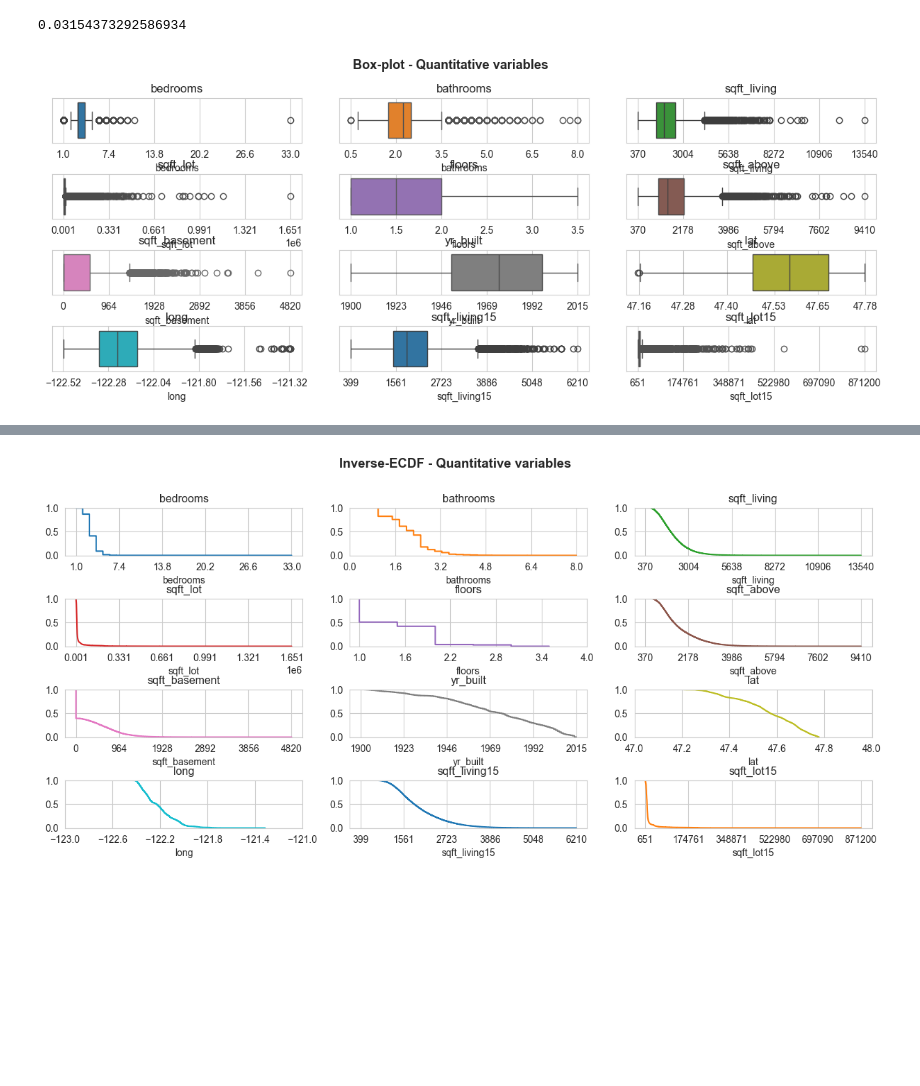
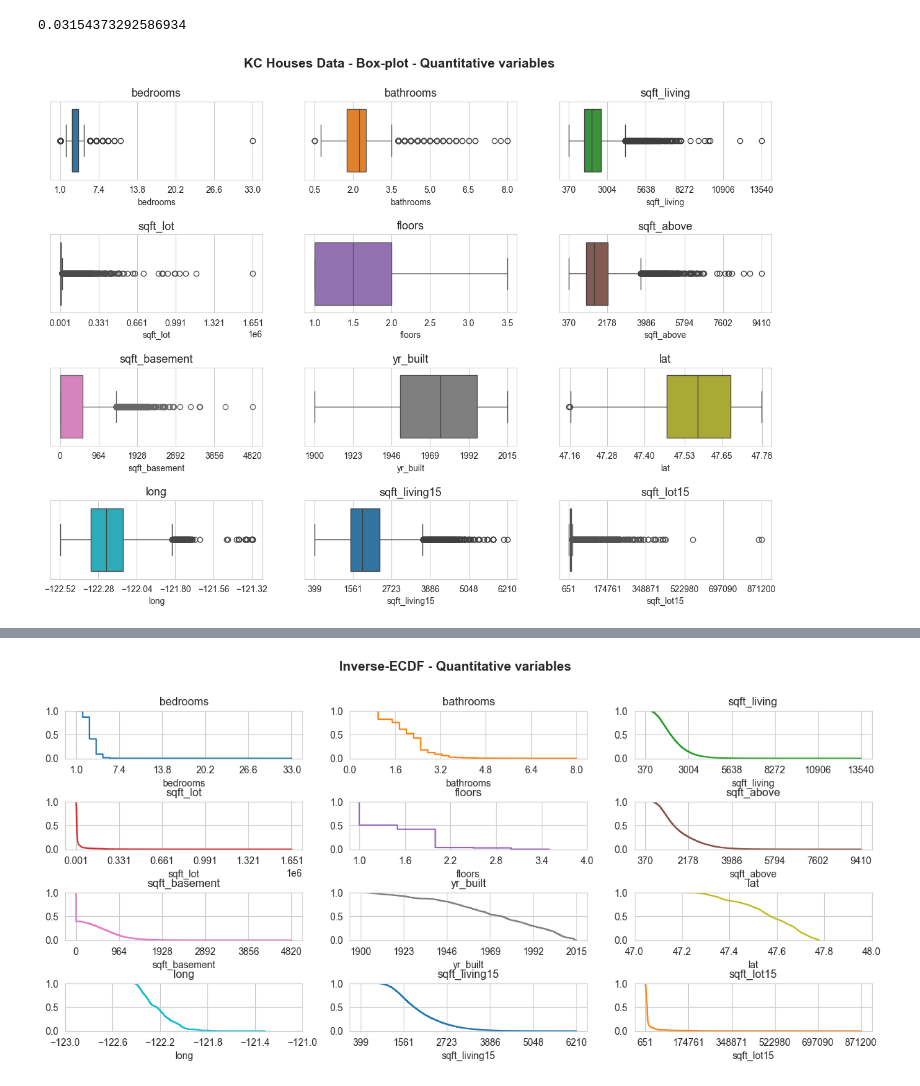
Before and after one commit to FabioScielzoOrtiz/db-robust-clust-paper-code, a Jupyter notebook: experiments/real_data/experiments_kc_houses.ipynb, the cells around one changed output, grey strips where cells are left out. Cells and saved outputs as stored; diff of their text form; code cells hidden in the pictures; blank space fills up the shorter version.

```diff
--- a/experiments/real_data/experiments_kc_houses.ipynb
+++ b/experiments/real_data/experiments_kc_houses.ipynb
@@ -260,23 +265,24 @@ outliers_df['prop_outliers'].mean()
 # %%
 # Boxplot after outliers contamination
 boxplot_matrix(X,
                n_cols=3,
-               title='Box-plot - Quantitative variables',
-               figsize=(15,5),
+               title='KC Houses Data - Box-plot - Quantitative variables',
+               figsize=(15,10),
                quant_col_names=quant_predictors,
                n_xticks=6,
-               title_fontsize=13,
+               title_fontsize=15,
                save=False,
                file_name='',
                x_rotation=0,
-               title_height=0.99,
+               title_height=0.95,
                style='whitegrid',
                hspace=0.7,
-               wspace=0.15,
+               wspace=0.2,
                title_weight='bold',
-               subtitles_fontsize=12,
-               xlabel_size=10)
+               subtitles_fontsize=13,
+               xlabel_size=10,
+            )
 # %% [output]
-[figure, old version]
+[figure, new version]
 # %%
 # Histogram
```
Also changed, not shown: parts of 6 cells of this notebook, 2 other files.
